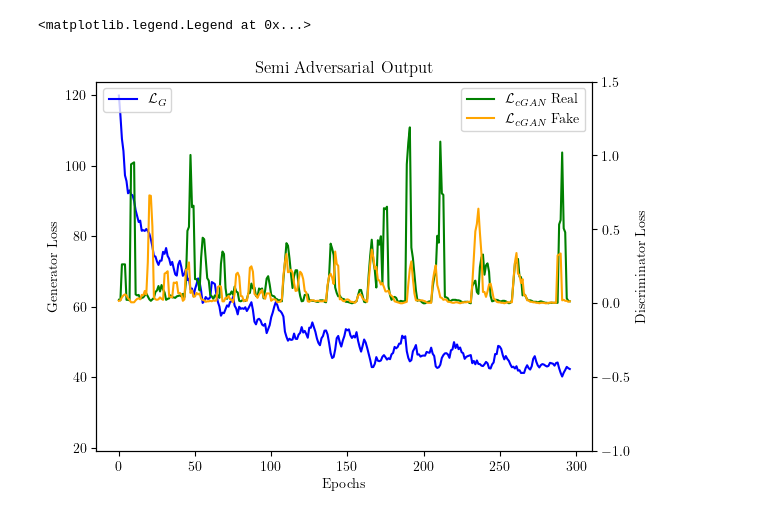
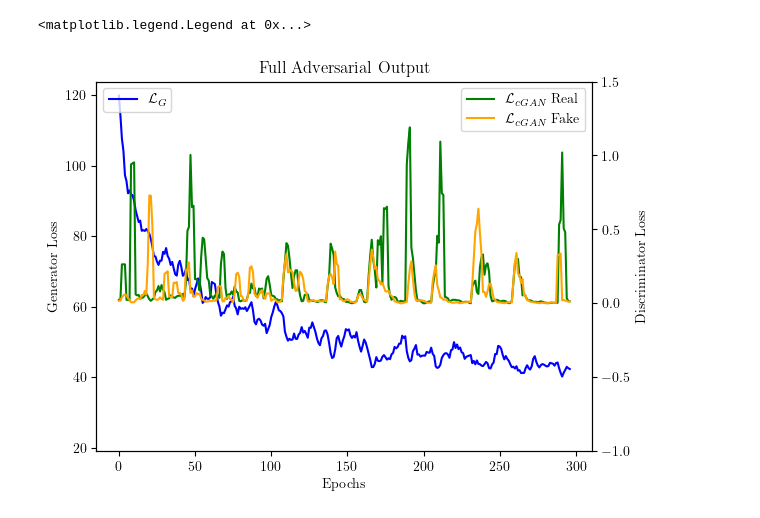
Before and after one commit to siddharthsrivastava0501/isbi-2024-code, a Jupyter notebook: plotting.ipynb, the cells around one changed output. Cells and saved outputs as stored; diff of their text form; code cells hidden in the pictures.

```diff
--- a/plotting.ipynb
+++ b/plotting.ipynb
@@ -29,21 +29,21 @@ fake = moving_average(fake, n = 3)
 # %%
 fig = plt.figure()
 ax1 = fig.add_subplot(111)
 ax1.plot(g, color='blue', label=r'$\mathcal{L}_G$')
 ax1.set_ylabel('Generator Loss')
 ax1.set_ylim(bottom = 19)
-ax1.set_title('Semi Adversarial Output')
+ax1.set_title('Full Adversarial Output')
 
 ax2 = ax1.twinx()
 ax1.set_xlabel('Epochs')
 ax2.plot(real, color='green', label=r'$\mathcal{L}_{cGAN}$ Real')
 ax2.set_ylabel('Discriminator Loss')
 ax2.plot(fake, color='orange', label=r'$\mathcal{L}_{cGAN}$ Fake')
 ax2.set_ylim(bottom = -1, top = 1.5)
 
 # fig.tight_layout()
 ax1.legend(loc = 'upper left')
 ax2.legend(loc = 'upper right')
 # %% [output]
 <matplotlib.legend.Legend at 0x...>
-[figure, old version]
+[figure, new version]
```
Also changed, not shown: 2 other files.
